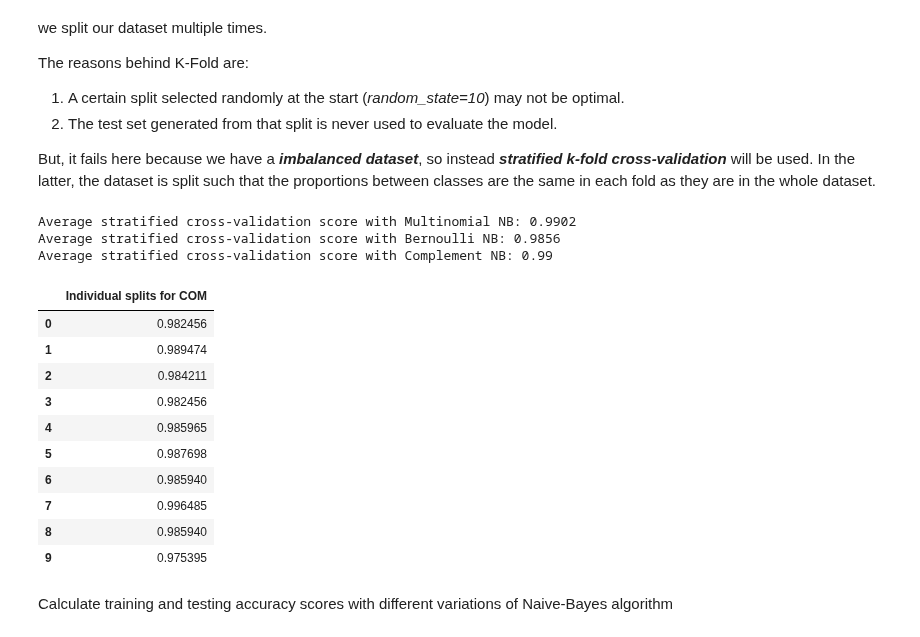
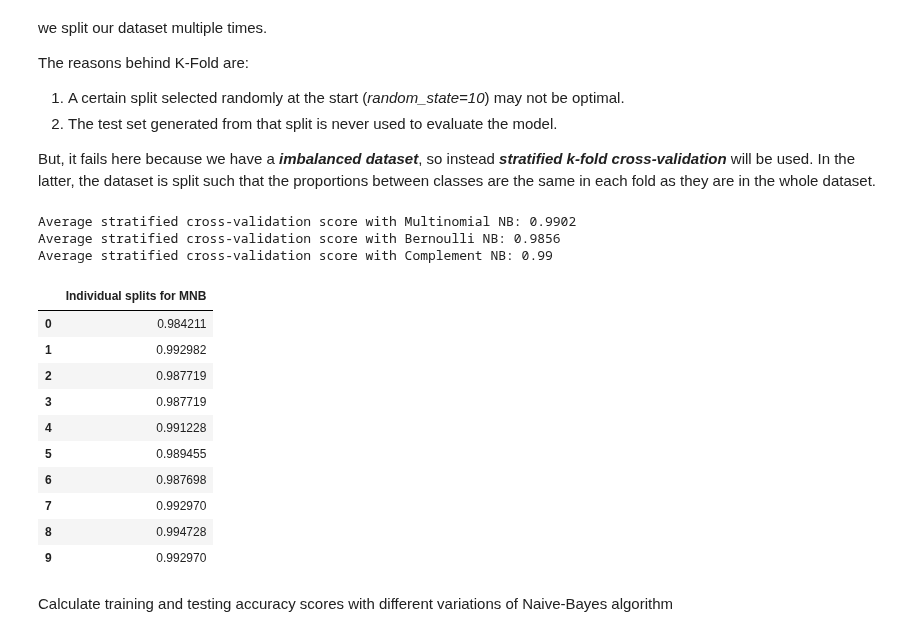
Before and after one commit to CSpanias/spam_filter_bootcamp, a Jupyter notebook: spam_filter.ipynb, the cells around one changed output. Drawn from its saved outputs; the diff is of its cells as text; code cells hidden in the pictures.

```diff
--- a/spam_filter.ipynb
+++ b/spam_filter.ipynb
@@ -263,39 +263,39 @@ But, it fails here because we have a ***imbalanced dataset***, so instead ***str
 # %%
 # choose how many train/test sets we want by "n_splits"
 kfold = StratifiedKFold(n_splits=10, shuffle=True, random_state=44)
 
 # calculate the accuracy score of each of the 5 train/test sets
 mnb_scores = cross_val_score(model_mnb, X, y, cv=kfold)
 ber_scores = cross_val_score(model_ber, X, y, cv=kfold)
 com_scores = cross_val_score(model_com, X, y, cv=kfold)
 
 # print average cross-validation scores
 print('\nAverage stratified cross-validation score with Multinomial NB:',
       round(mnb_scores.mean(), 4))
 print('Average stratified cross-validation score with Bernoulli NB:',
       round(ber_scores.mean(), 4))
 print('Average stratified cross-validation score with Complement NB:',
       round(com_scores.mean(), 4))
 print('')
 # convert list of scores to dataframe
-ber_splits = pd.DataFrame(ber_scores, columns = ['Individual splits for COM'])
+mnb_splits = pd.DataFrame(mnb_scores, columns = ['Individual splits for MNB'])
 # display dataframe as a table
-display(ber_splits)
+display(mnb_splits)
 # %% [output]
 Average stratified cross-validation score with Multinomial NB: 0.9902
 Average stratified cross-validation score with Bernoulli NB: 0.9856
 Average stratified cross-validation score with Complement NB: 0.99
-|  | Individual splits for COM |
-| 0 | 0.982456 |
-| 1 | 0.989474 |
-| 2 | 0.984211 |
-| 3 | 0.982456 |
-| 4 | 0.985965 |
-| 5 | 0.987698 |
-| 6 | 0.985940 |
-| 7 | 0.996485 |
-| 8 | 0.985940 |
-| 9 | 0.975395 |
+|  | Individual splits for MNB |
+| 0 | 0.984211 |
+| 1 | 0.992982 |
+| 2 | 0.987719 |
+| 3 | 0.987719 |
+| 4 | 0.991228 |
+| 5 | 0.989455 |
+| 6 | 0.987698 |
+| 7 | 0.992970 |
+| 8 | 0.994728 |
+| 9 | 0.992970 |
 # %% [markdown]
 Calculate training and testing accuracy scores with different variations of Naive-Bayes algorithm
 # %%
```
Also changed, not shown: parts of 17 cells of this notebook.
